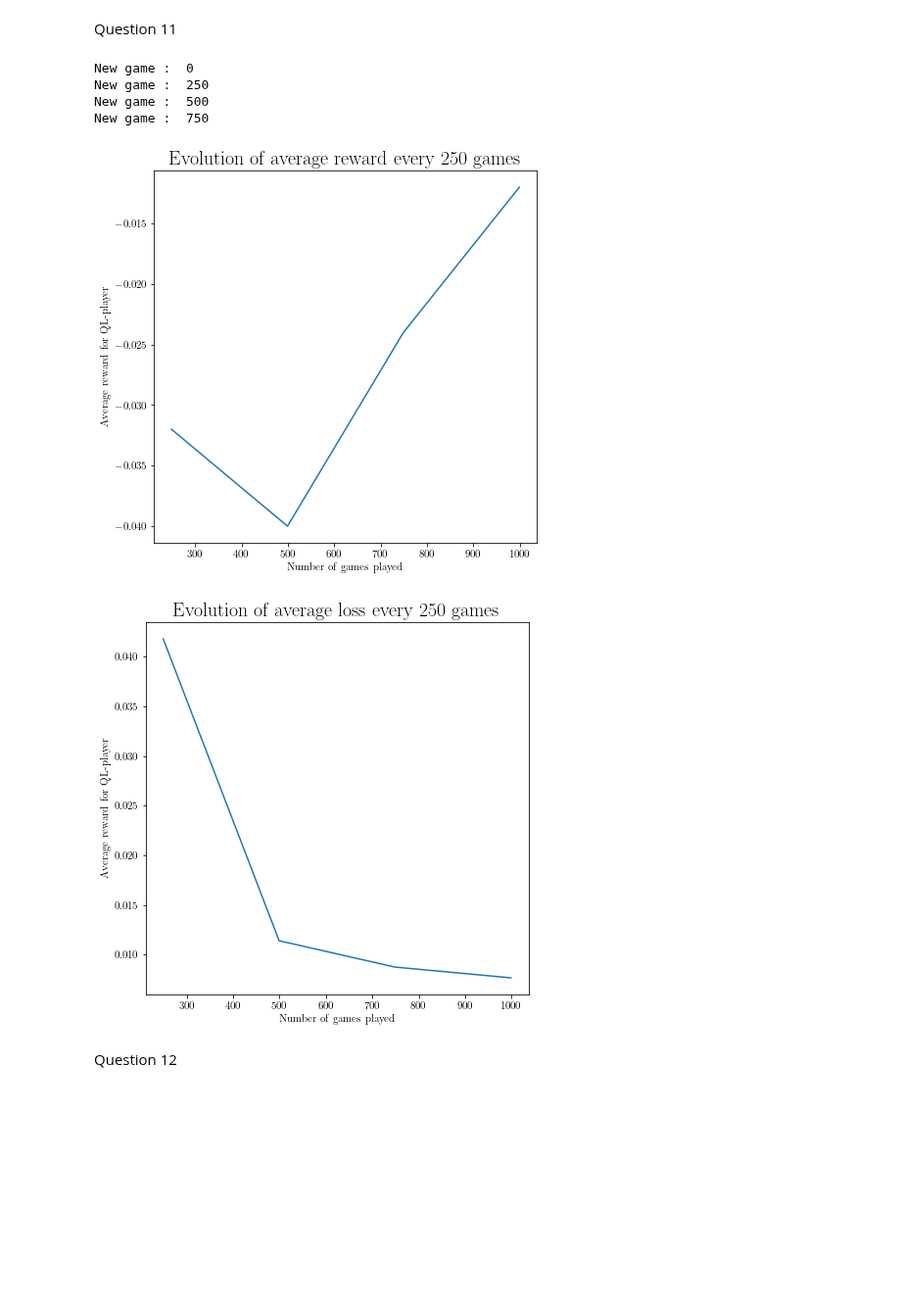
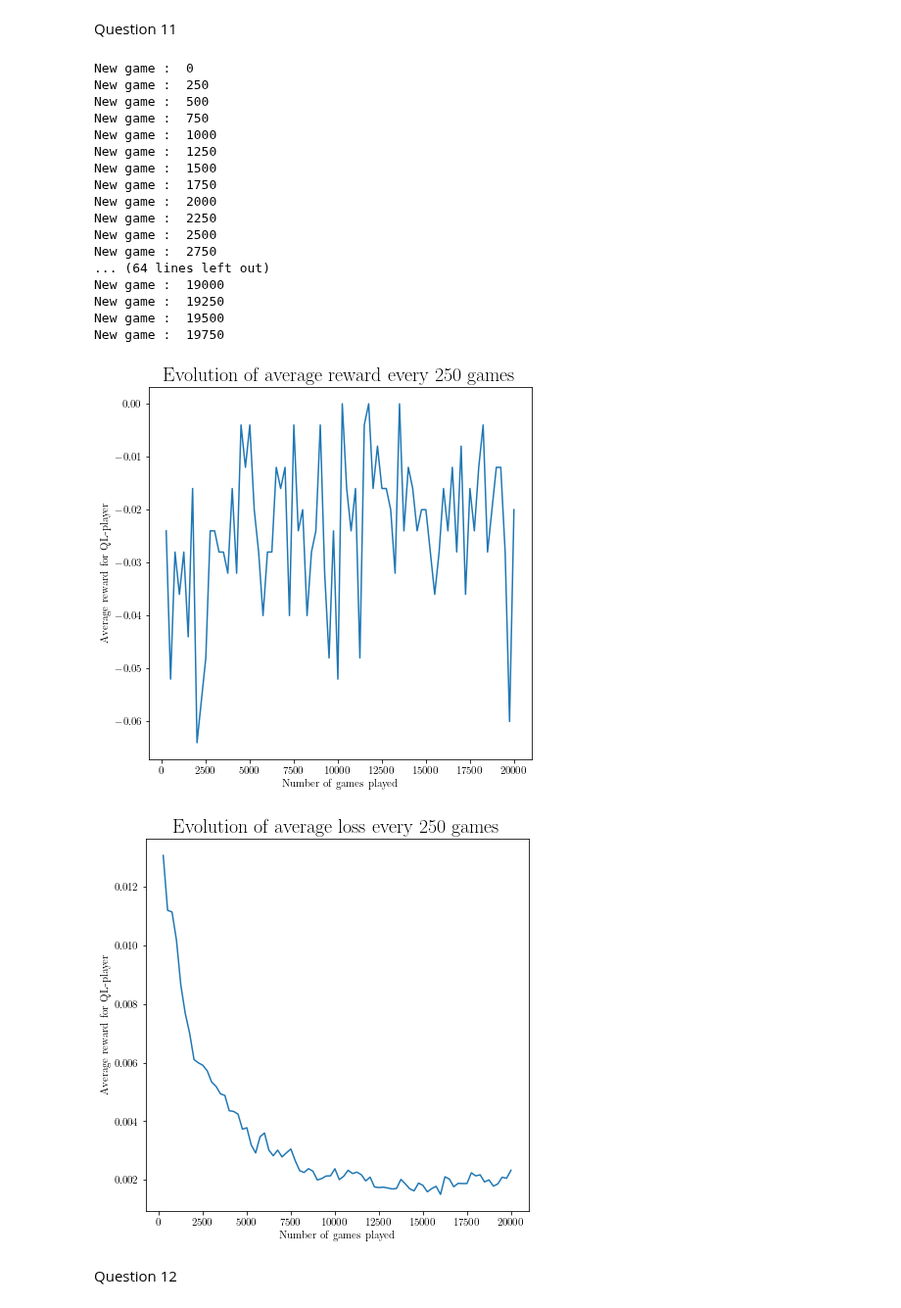
Before and after one commit to louisPoulain/ANN_NIM, a Jupyter notebook: DQN copy 2.ipynb, the cells around one changed output. Shown at 98% size. Saved outputs shown, nothing was run; the diff lists cells and outputs as text; code cells hidden in the pictures; blank space fills up the shorter version.

```diff
--- a/DQN copy 2.ipynb
+++ b/DQN copy 2.ipynb
@@ -100,6 +100,7 @@ class DQN_Player(OptimalPlayer):
         self.buffer_size = buffer_size
         self.BATCH_SIZE = BATCH_SIZE
         self.TARGET_UPDATE = TARGET_UPDATE
+        self.count = 0 #to count when to update target_net.
 
         self.optimizer = optim.Adam(policy_net.parameters(), lr = 5*1e-4)
         self.criterion = nn.HuberLoss()
@@ -135,7 +136,7 @@ class DQN_Player(OptimalPlayer):
     def act(self, heaps, **kwargs):
         return self.QL_Move(heaps)
 
-    def update_qval(self):
+    def optimize(self):
         if self.WITHOUT_RB == True:
             batch = self.memory
             if batch.next_state == None :
@@ -221,6 +222,13 @@ class DQN_Player(OptimalPlayer):
 
         return loss.item()
 
+    def update_target(self):
+        #count the number of games played by the DQN player and update the target_net after TARGET_UPDATE games.
+        self.count += 1
+        if self.count == self.TARGET_UPDATE:
+            self.target_net.load_state_dict(self.policy_net.state_dict())
+            self.count = 0
+
     def memory_push(self, state, action, next_state, reward):
         if self.WITHOUT_RB == False :
             self.memory.push(state, action, next_state, reward)
@@ -242,7 +250,7 @@ def DQN_one_game(playerDQN, playerOpt, env, update = True):
                 # Store the transition in memory
                 reward = torch.tensor([env.reward(player = playerDQN.player)], device=device)
                 playerDQN.memory_push(state_DQN, move_DQN, next_state = to_input(heaps), reward = reward)
-                loss = playerDQN.update_qval()
+                loss = playerDQN.optimize()
         else:
             move_DQN = playerDQN.act(heaps)
             #print("move : ", move)
@@ -257,7 +265,7 @@ def DQN_one_game(playerDQN, playerOpt, env, update = True):
                 reward = torch.tensor([-1], device=device)
                 next_state = None
                 playerDQN.memory_push(state_DQN, move_DQN, next_state, reward)
-                loss = playerDQN.update_qval()
+                loss = playerDQN.optimize()
                 break
             else : #if the action is valid, we make a step
                 #print("is available : ", is_available)
@@ -265,6 +273,7 @@ def DQN_one_game(playerDQN, playerOpt, env, update = True):
 
         i += 1
     #env.render()
+    playerDQN.update_target()
     return env.reward(playerDQN.player), loss
 
 
@@ -329,14 +338,27 @@ target_net.load_state_dict(policy_net.state_dict())
 target_net.eval()
 memory = ReplayMemory(buffer_size)
 # %%
-Q1_DQN(policy_net, target_net, memory, eps_opt = 1, nb_games=1000, question = 'q3-11')
+Q1_DQN(policy_net, target_net, memory, eps_opt = 1, nb_games=20000, question = 'q3-11')
 # %% [output]
 New game :  0
 New game :  250
 New game :  500
 New game :  750
+New game :  1000
+New game :  1250
+New game :  1500
+New game :  1750
+New game :  2000
+New game :  2250
+New game :  2500
+New game :  2750
+... (64 lines left out)
+New game :  19000
+New game :  19250
+New game :  19500
+New game :  19750
-[figure, old version]
+[figure, new version]
-[figure, old version]
+[figure, new version]
 # %% [markdown]
 Question 12
 # %%
```
Also changed, not shown: parts of 1 cell of this notebook, 4 other files.
